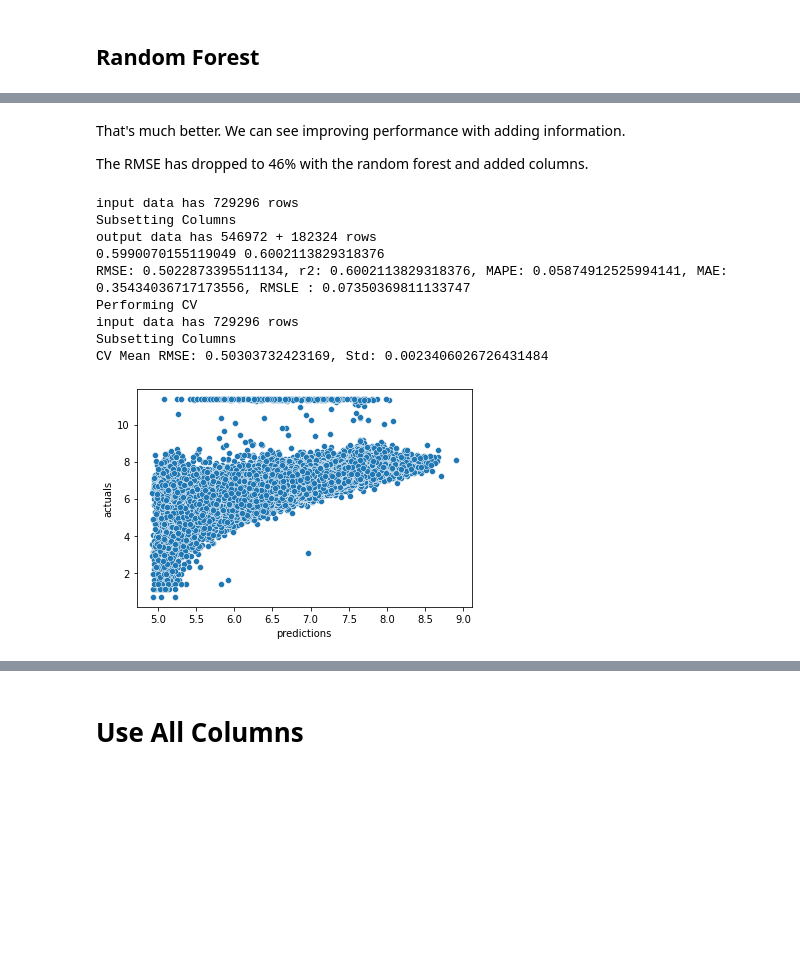
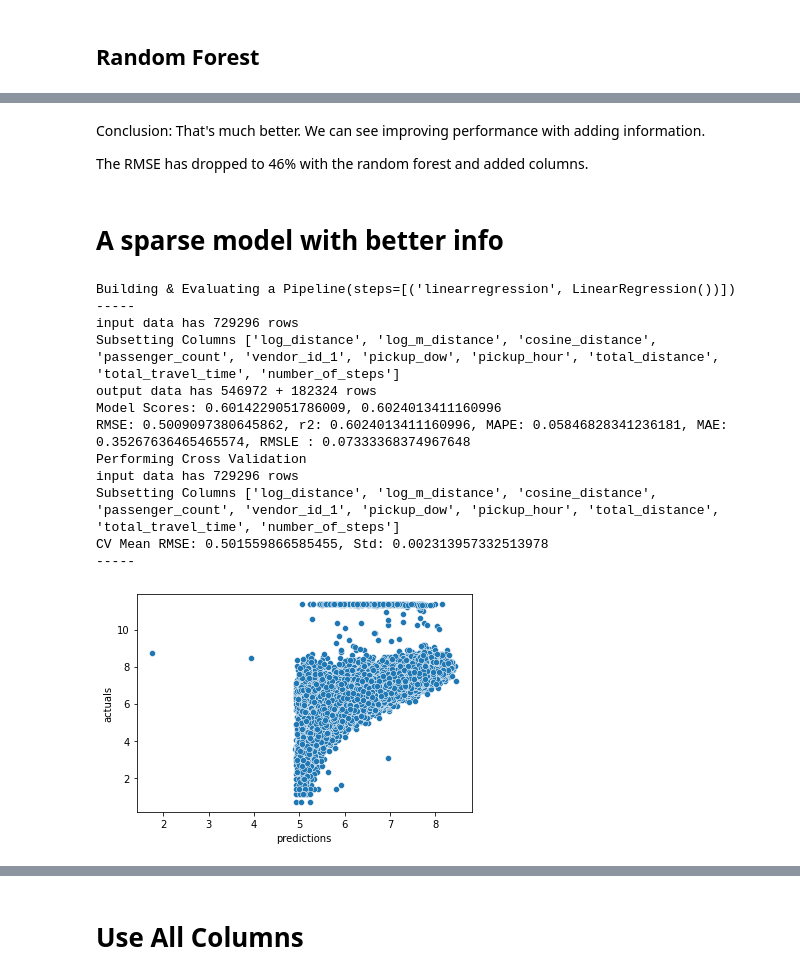
Before and after one commit to srikantjyrmn/data_science, a Jupyter notebook: nyc_taxI_trip_duration/taxi_model.ipynb, the cells around one changed output, grey strips where cells are left out. Saved outputs shown, nothing was run; the diff lists cells and outputs as text; code cells hidden in the pictures; blank space fills up the shorter version.

```diff
--- a/nyc_taxI_trip_duration/taxi_model.ipynb
+++ b/nyc_taxI_trip_duration/taxi_model.ipynb
@@ -365,25 +545,31 @@ CV Mean RMSE: 0.46103491399032775, Std: 0.0025580594425694274
 # %% [markdown]
-That's much better. We can see improving performance with adding information.
+Conclusion: That's much better. We can see improving performance with adding information.
 
 The RMSE has dropped to 46% with the random forest and added columns.
+# %% [markdown]
+# A sparse model with better info
 # %%
-select_cols = ['log_distance', 'log_m_distance','passenger_count', 'vendor_id_1', 'pickup_dow', 'pickup_hour', 'total_distance', 'total_travel_time']
+select_cols = ['log_distance', 'log_m_distance','cosine_distance', 'passenger_count', 'vendor_id_1', 'pickup_dow', 'pickup_hour',
+               'total_distance', 'total_travel_time', 'number_of_steps']
 scores, model, pdf = mh.build_evaluate_model(
     model = make_pipeline(lin_reg()),
                                 df = df,
                                 select_cols = select_cols,
                                 scale = True)
 # %% [output]
+Building & Evaluating a Pipeline(steps=[('linearregression', LinearRegression())])
+-----
 input data has 729296 rows
-Subsetting Columns
+Subsetting Columns ['log_distance', 'log_m_distance', 'cosine_distance', 'passenger_count', 'vendor_id_1', 'pickup_dow', 'pickup_hour', 'total_distance', 'total_travel_time', 'number_of_steps']
 output data has 546972 + 182324 rows
-0.5990070155119049 0.6002113829318376
-RMSE: 0.5022873395511134, r2: 0.6002113829318376, MAPE: 0.05874912525994141, MAE: 0.35434036717173556, RMSLE : 0.07350369811133747
-Performing CV
+Model Scores: 0.6014229051786009, 0.6024013411160996
+RMSE: 0.5009097380645862, r2: 0.6024013411160996, MAPE: 0.05846828341236181, MAE: 0.35267636465465574, RMSLE : 0.07333368374967648
+Performing Cross Validation
 input data has 729296 rows
-Subsetting Columns
-CV Mean RMSE: 0.50303732423169, Std: 0.0023406026726431484
+Subsetting Columns ['log_distance', 'log_m_distance', 'cosine_distance', 'passenger_count', 'vendor_id_1', 'pickup_dow', 'pickup_hour', 'total_distance', 'total_travel_time', 'number_of_steps']
+CV Mean RMSE: 0.501559866585455, Std: 0.002313957332513978
+-----
-[figure, old version]
+[figure, new version]
 # %%
 scores, model, pdf = mh.build_evaluate_model(
     model = make_pipeline(dtree(max_depth = 10)),
```
Also changed, not shown: parts of 66 cells of this notebook.
